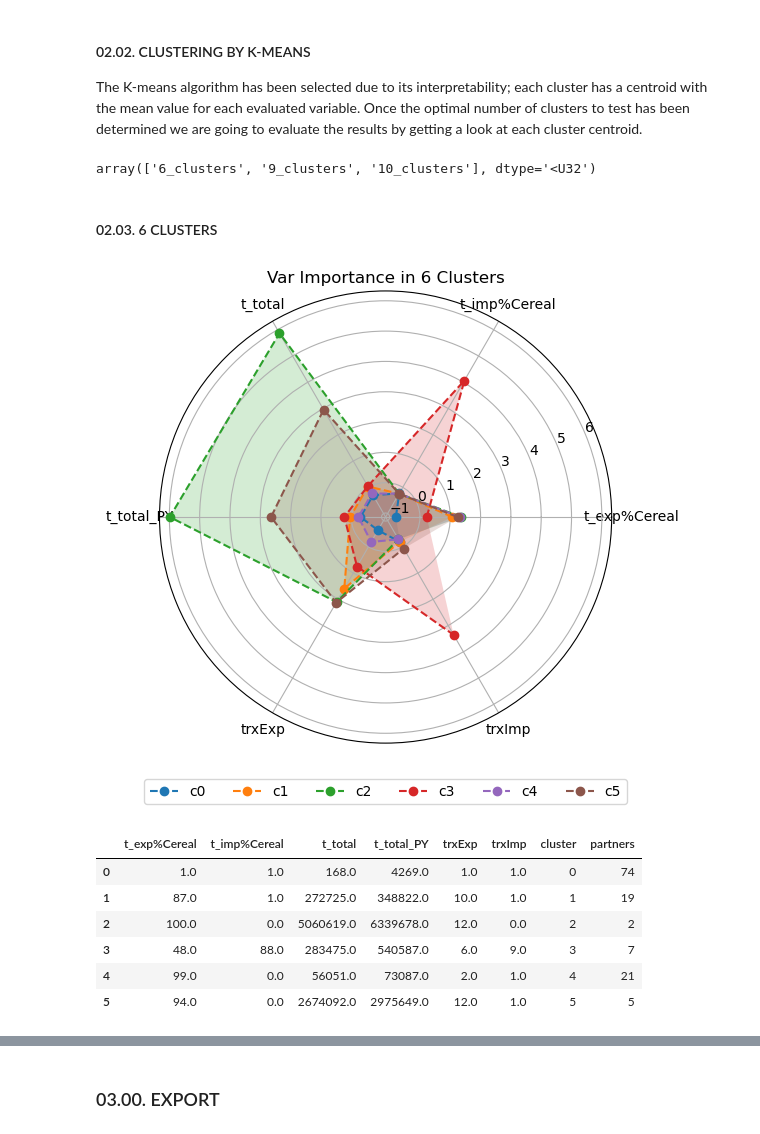
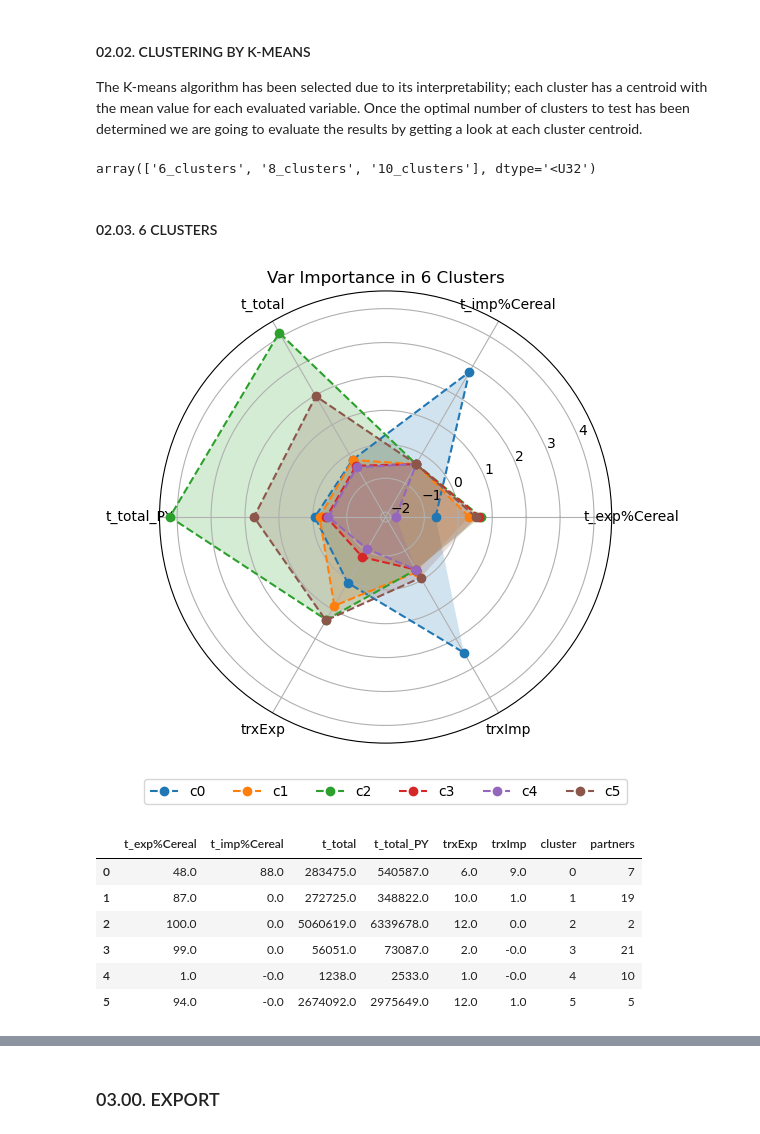
Before and after one commit to zapallo-droid-ca/2023_HS10_ARG_Clustering, a Jupyter notebook: exp01.Maize.BM.ipynb, the cells around one changed output, grey strips where cells are left out. Cells and saved outputs as stored; diff of their text form; code cells hidden in the pictures.

```diff
--- a/exp01.Maize.BM.ipynb
+++ b/exp01.Maize.BM.ipynb
@@ -135,4 +135,12 @@ The main steps behind the transformation process are:
 # %%
 ##-- CEREALS
 df_base.desc_l2.unique()
+
+##-FILTERING DF: ONLY PARTNERS WITH COMMERCE IN THE LAST YEAR
+partnersOfInterest = df_base[['partnerCodeISO',flowColumn,'date']][df_base['date'].dt.year == df_base['date'].dt.year.max()].groupby(['partnerCodeISO']).agg(val = (flowColumn,'sum')).reset_index()
+partnersOfInterest = partnersOfInterest[partnersOfInterest['val'] != 0].reset_index(drop = True)['partnerCodeISO']
+partnersOfInterest
+
+df_base = df_base[df_base['partnerCodeISO'].isin(partnersOfInterest)].reset_index(drop = True).copy()
+df_base.shape
 # %% [output]
@@ -316,7 +323,7 @@ for numClusters in optimalNumberOfClusters:
 
 newColumns
 # %% [output]
-array(['6_clusters', '9_clusters', '10_clusters'], dtype='<U32')
+array(['6_clusters', '8_clusters', '10_clusters'], dtype='<U32')
 # %%
 ##-DE-SCALING VARS (CENTERS) - IN THOUSANDS OF TONNES
 kmeansCentersDeScaling = kmeansCenters.copy()
@@ -328,38 +335,40 @@ for var in kmeansCentersDeScaling.columns[:-3]:
 # %%
 ##-EXP-01
 clusterTag = optimalNumberOfClusters[0]
 df_plot = kmeansCenters[kmeansCenters['exp'] == f'{clusterTag}_clusters'].copy().drop(columns = ['exp','partners'])
 
 subjects = df_plot[df_plot.columns[:-1]].columns
 angles=np.linspace(0,2*np.pi,len(subjects), endpoint=False)
 
 fig=plt.figure(figsize=(6,6))
 ax=fig.add_subplot(polar=True)
 
 for cluster in df_plot.cluster.unique():
     label_ = f'c{cluster}'
     c = df_plot[df_plot['cluster'] == cluster].reset_index(drop = True).drop(columns = ['cluster']).values[0]
     #CLUSTER
     ax.plot(angles,c, 'o--', label=label_)
     ax.fill(angles, c, alpha=0.20)
 
 ax.set_thetagrids(angles * 180/np.pi, subjects)
 plt.grid(True)
 plt.tight_layout()
 plt.legend(ncol = clusterTag, loc = 'lower center',bbox_to_anchor=(0.5,-0.15))
 plt.title(f'Var Importance in {clusterTag} Clusters')
 plt.show()
 
+df_export_centers_dScaled = kmeansCentersDeScaling[kmeansCenters['exp'] == f'{clusterTag}_clusters'].copy().drop(columns = ['exp']).reset_index(drop = True)
+
 display(kmeansCentersDeScaling[kmeansCenters['exp'] == f'{clusterTag}_clusters'].copy().drop(columns = ['exp']).reset_index(drop = True))
 # %% [output]
-[figure, old version]
+[figure, new version]
 |  | t_exp%Cereal | t_imp%Cereal | t_total | t_total_PY | trxExp | trxImp | cluster | partners |
-| 0 | 1.0 | 1.0 | 168.0 | 4269.0 | 1.0 | 1.0 | 0 | 74 |
-| 1 | 87.0 | 1.0 | 272725.0 | 348822.0 | 10.0 | 1.0 | 1 | 19 |
+| 0 | 48.0 | 88.0 | 283475.0 | 540587.0 | 6.0 | 9.0 | 0 | 7 |
+| 1 | 87.0 | 0.0 | 272725.0 | 348822.0 | 10.0 | 1.0 | 1 | 19 |
 | 2 | 100.0 | 0.0 | 5060619.0 | 6339678.0 | 12.0 | 0.0 | 2 | 2 |
-| 3 | 48.0 | 88.0 | 283475.0 | 540587.0 | 6.0 | 9.0 | 3 | 7 |
-| 4 | 99.0 | 0.0 | 56051.0 | 73087.0 | 2.0 | 1.0 | 4 | 21 |
-| 5 | 94.0 | 0.0 | 2674092.0 | 2975649.0 | 12.0 | 1.0 | 5 | 5 |
+| 3 | 99.0 | 0.0 | 56051.0 | 73087.0 | 2.0 | -0.0 | 3 | 21 |
+| 4 | 1.0 | -0.0 | 1238.0 | 2533.0 | 1.0 | -0.0 | 4 | 10 |
+| 5 | 94.0 | -0.0 | 2674092.0 | 2975649.0 | 12.0 | 1.0 | 5 | 5 |
 # %% [markdown]
 Each cluster presents clear differences in its characteristics:
 
```
Also changed, not shown: parts of 13 cells of this notebook, 23 other files.
